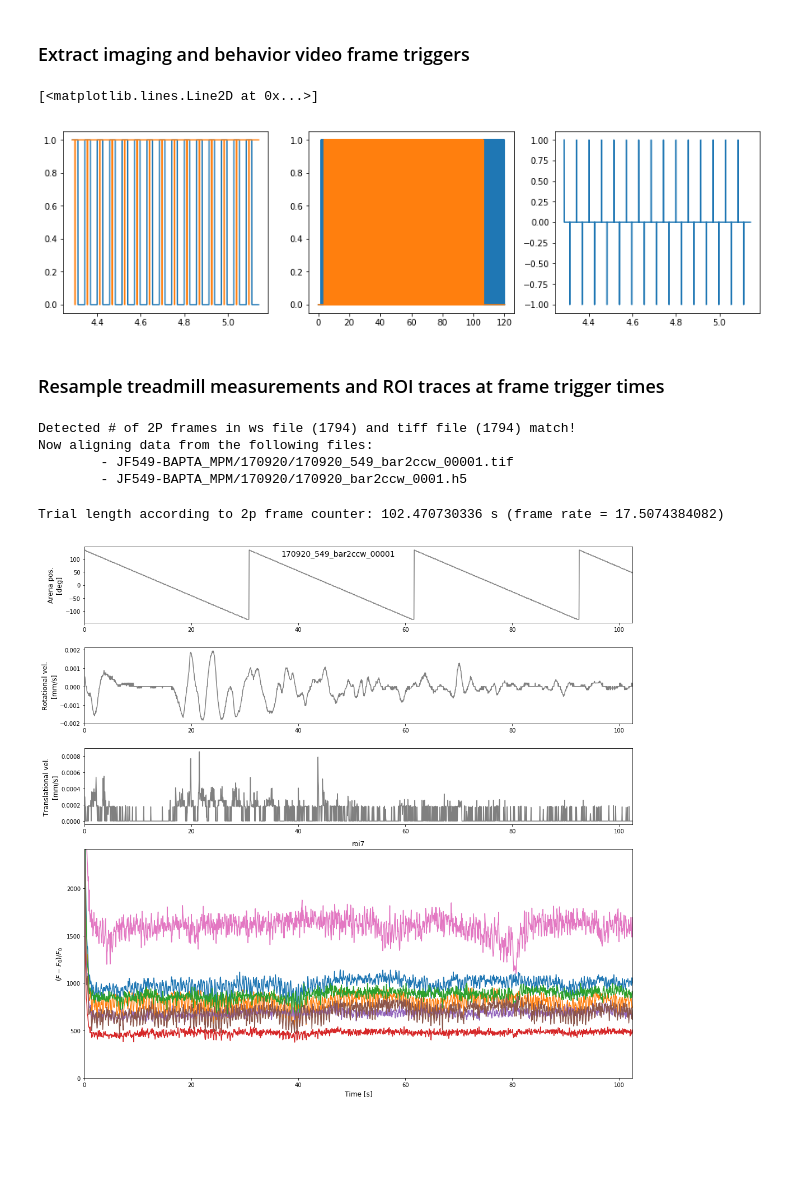
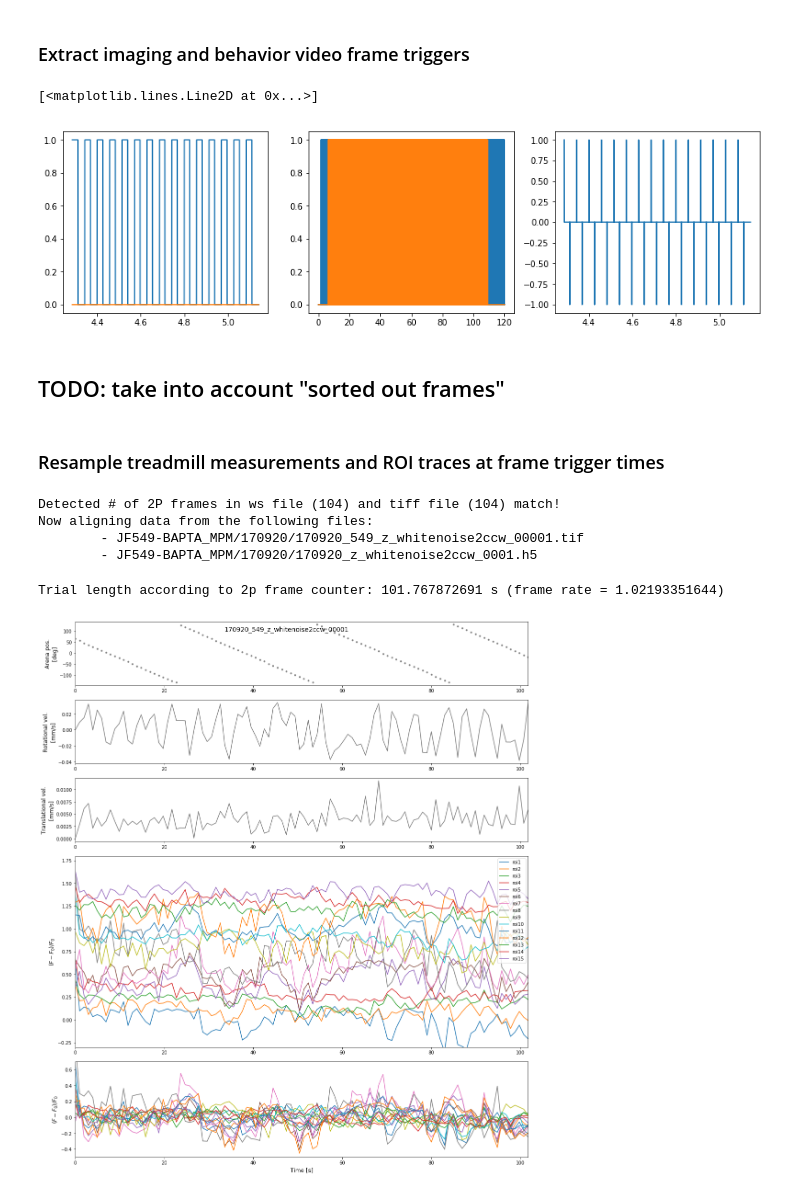
Before and after one commit to hjmh/beeImaging, a Jupyter notebook: AnalyzeBehaviorAndImaging.ipynb, the cells around one changed output. Saved outputs shown, nothing was run; the diff lists cells and outputs as text; code cells hidden in the pictures; blank space fills up the shorter version.

```diff
--- a/AnalyzeBehaviorAndImaging.ipynb
+++ b/AnalyzeBehaviorAndImaging.ipynb
@@ -30,9 +30,9 @@ from analogTMprocessing import processTMSignals, myInterpol, mysmooth
 # %%
 parentDir = sep.join(getcwd().split(sep)[:-1])
 
-rawtiff = 'JF549-BAPTA_MPM/170920/170920_549_bar2ccw_00001.tif'
+rawtiff = 'JF549-BAPTA_MPM/170920/170920_549_z_whitenoise2ccw_00001.tif'
 
-rawh5 = 'JF549-BAPTA_MPM/170920/170920_bar2ccw_0001.h5'
+rawh5 = 'JF549-BAPTA_MPM/170920/170920_z_whitenoise2ccw_0001.h5'
 
 [dye, date, expt] = rawtiff.split(sep)
 plotDir = parentDir + sep + 'Plots'
@@ -62,14 +62,19 @@ roifig = illustrateRois(roiData)
 # %%
 tracefig, ax = plt.subplots(1, 1, figsize=(12,4))
 
-ts = 100
-te = 300#roiData['numframes']
+ts = 0
+te = roiData['numframes']
 
 frameSlc = np.linspace(ts, te, te-ts)
 for r in np.arange(roiData['numRoi']):
-    ax.plot(frameSlc, roiData['roiTS'][ts:te,r])
+
+    bl = roiData['roiTS'][ts:te,r].mean(0)
+    ax.plot((roiData['roiTS'][ts:te,r]-bl)/bl, '.-')
+
     ax.set_xlabel('Frames')
+    ax.set_xlim(ts, te)
+
     ax.set_ylabel('$(F - F_0) / F_0$', fontsize=13)
 
-ax.legend(['roi'+str(r+1) for r in np.arange(roiData['numRoi'])]);
+ax.legend(['roi'+str(r+1) for r in np.arange(roiData['numRoi'])],loc=1);
 # %% [output]
@@ -303,9 +305,15 @@ axs[1].plot(time, trig_bin['TwoPFrameClock'])
 axs[2].plot(time[ts:te], baslerRE[ts:te])
 # %% [output]
 [<matplotlib.lines.Line2D at 0x...>]
-[figure, old version]
+[figure, new version]
+# %% [markdown]
+## TODO: take into account "sorted out frames"
 # %% [markdown]
 ### Resample treadmill measurements and ROI traces at frame trigger times
+# %%
+# potentially skip frames, if volume was collapsed:
+twoPInds = twoPInds[::roiData['fpv']]
+twoPFrame = twoPFrame[::roiData['fpv']]
 # %%
 if roiData['numframes'] == len(twoPInds):
     print('Detected # of 2P frames in ws file ('+str(len(twoPInds))+') and tiff file ('+str(roiData['numframes'])+') match!')
@@ -313,18 +321,20 @@ if roiData['numframes'] == len(twoPInds):
     print('\t- ' + rawtiff)
     print('\t- ' + rawh5)
 else:
-    'There is some problem withe the frame counts. Tiff and treamill recording disagree.'
+    print('There is some problem withe the frame counts. Tiff and treamill recording disagree.')
+    print('\t 2P: '+str(len(twoPInds)))
+    print('\t ROIs: '+str(roiData['numframes']))
 # %% [output]
-Detected # of 2P frames in ws file (1794) and tiff file (1794) match!
+Detected # of 2P frames in ws file (104) and tiff file (104) match!
 Now aligning data from the following files:
-        - JF549-BAPTA_MPM/170920/170920_549_bar2ccw_00001.tif
-        - JF549-BAPTA_MPM/170920/170920_bar2ccw_0001.h5
+        - JF549-BAPTA_MPM/170920/170920_549_z_whitenoise2ccw_00001.tif
+        - JF549-BAPTA_MPM/170920/170920_z_whitenoise2ccw_0001.h5
 # %%
 # Generate new time vector that starts counting at first 2P frame
 time_2p = twoPFrame-twoPFrame[0]
 fps_2p = len(time_2p)/time_2p[-1]
 
-print('Trial length according to 2p frame counter: '+str(time2p[-1])+' s (frame rate = '+str(fps_2p)+')')
+print('Trial length according to 2p frame counter: '+str(time_2p[-1])+' s (frame rate = '+str(fps_2p)+')')
 
 # Resample treadmill measurements at 2P frame counts
 xTM_2p = myInterpol(twoPFrame, time, xTM)
@@ -332,7 +342,7 @@ yTM_2p = myInterpol(twoPFrame, time, yTM)
 theta_2p = myInterpol(twoPFrame, time, theta)
 arena_2p = myInterpol(twoPFrame, time, arena)
 # %% [output]
-Trial length according to 2p frame counter: 102.470730336 s (frame rate = 17.5074384082)
+Trial length according to 2p frame counter: 101.767872691 s (frame rate = 1.02193351644)
 # %%
 # Recompute velocities from these counts
 rotV_2p = np.hstack( (0, np.diff(theta_2p)) ) #tmParams['rBall']
@@ -340,32 +350,42 @@ rotV_2p = np.hstack( (0, np.diff(theta_2p)) ) #tmParams['rBall']
 # movement in x and y direction
 transV_2p = np.hypot(np.hstack( (0, np.diff(xTM_2p)) ), np.hstack( (0, np.diff(yTM_2p)) ))
 # %%
-velROIFig, axs = plt.subplots(4,1,figsize=(15,14), gridspec_kw={'height_ratios':[1,1,1,3]})
+velROIFig, axs = plt.subplots(5,1,figsize=(15,17), gridspec_kw={'height_ratios':[1,1,1,3,1.5]})
 
-axs[0].plot(time_2p,arena_2p,color='grey')
+roiOffset = 0.1
+
+axs[0].plot(time_2p,arena_2p,'.',color='grey')
 axs[0].set_ylabel('Arena pos.\n[deg]', fontsize=12)
 axs[0].set_xlim(0,time_2p[-1])
 
 axs[1].plot(time_2p,rotV_2p,color='grey')
 axs[1].set_ylabel('Rotational vel.\n[mm/s]', fontsize=12)
 axs[1].set_xlim(0,time_2p[-1])
 
 axs[2].plot(time_2p, transV_2p,color='grey')
 axs[2].set_ylabel('Translational vel.\n[mm/s]', fontsize=12)
 axs[2].set_xlim(0,time_2p[-1])
 
 for r in np.arange(roiData['numRoi']):
-    axs[3].plot(time_2p, roiData['roiTS'][:,r])
+
+    bl = roiData['roiTS'][:,r].mean(0)
+    axs[3].plot(time_2p, (roiData['roiTS'][:,r]-bl)/bl + roiOffset*r)
     axs[3].set_ylabel('$(F - F_0) / F_0$', fontsize=12)
-    axs[3].set_title('roi'+str(r+1))
-    axs[3].set_ylim(0,1.5*np.nanmean(roiData['roiTS'][:,r]))
 
-axs[3].set_xlabel('Time [s]', fontsize=12)
+    axs[4].plot(time_2p, (roiData['roiTS'][:,r]-bl)/bl)
+    axs[4].set_ylabel('$(F - F_0) / F_0$', fontsize=12)
+
+axs[3].set_ylim(-0.3,0.4+r*roiOffset)
+axs[3].legend(['roi'+str(r+1) for r in range(roiData['numRoi'])],loc=1)
 axs[3].set_xlim(0,time_2p[-1])
+
+axs[4].set_ylim(-0.5,0.7)
+axs[4].set_xlabel('Time [s]', fontsize=12)
+axs[4].set_xlim(0,time_2p[-1])
 
 velROIFig.suptitle(expt[:-4], fontsize=14)
 velROIFig.tight_layout()
 
 velROIFig.savefig(saveDir+sep+'walkingVel-ROIs_'+expt[:-4]+'.pdf', format = 'pdf')
 # %% [output]
-[figure, old version]
+[figure, new version]
```
Also changed, not shown: parts of 12 cells of this notebook.
